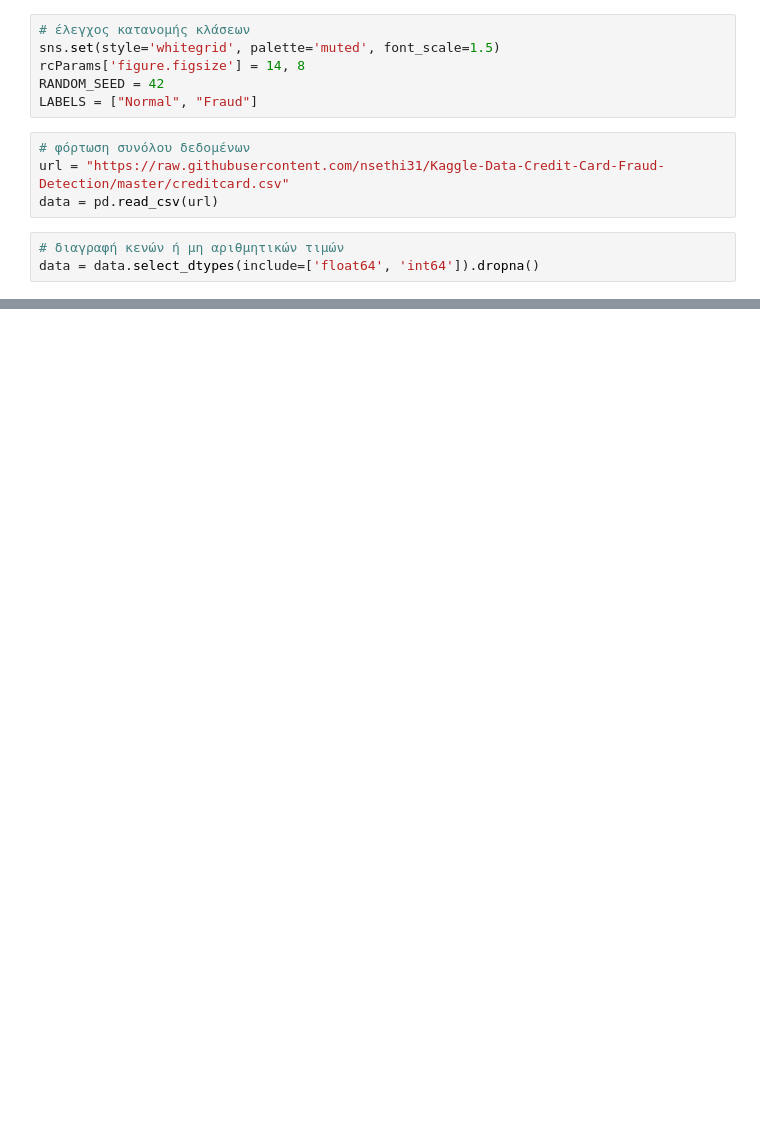
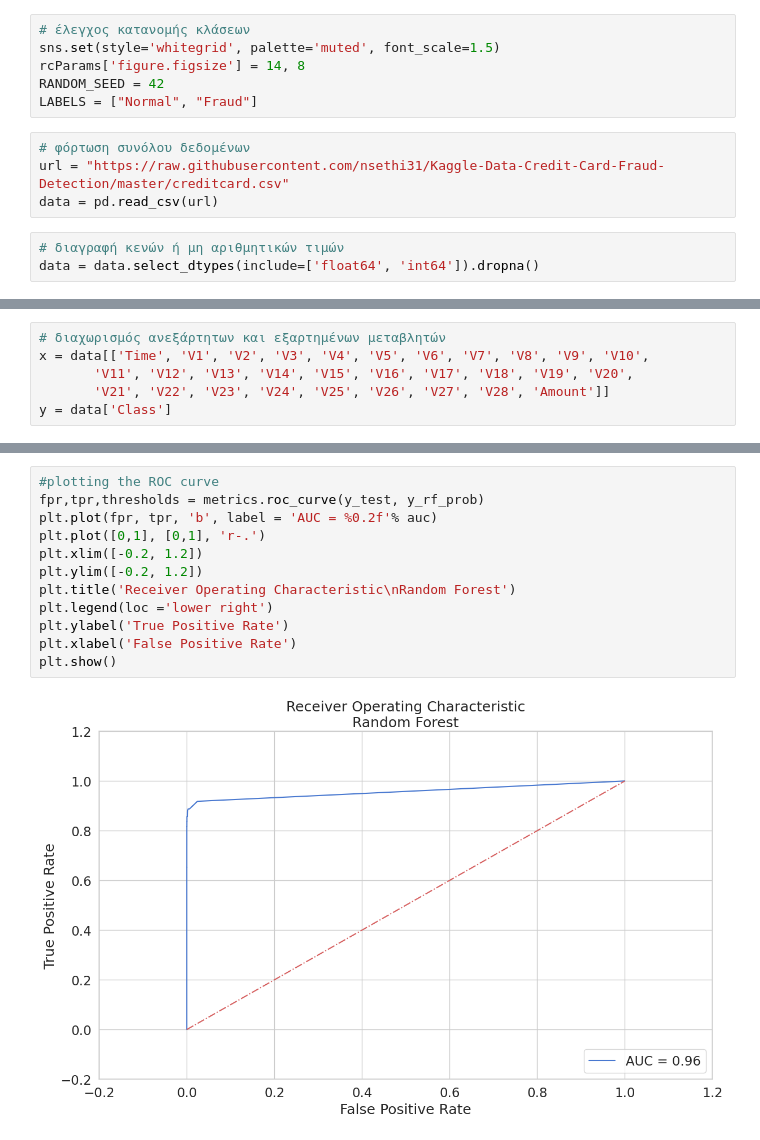
Before and after one commit to gsofianidou/Random_Forest, a Jupyter notebook: CyberThreatHunting.ipynb, the cells around one changed output, grey strips where cells are left out. Saved outputs shown, nothing was run; the diff lists cells and outputs as text; blank space fills up the shorter version.

```diff
--- a/CyberThreatHunting.ipynb
+++ b/CyberThreatHunting.ipynb
@@ -32,2 +35,8 @@ data = data.select_dtypes(include=['float64', 'int64']).dropna()
+# %%
+# διαχωρισμός ανεξάρτητων και εξαρτημένων μεταβλητών
+x = data[['Time', 'V1', 'V2', 'V3', 'V4', 'V5', 'V6', 'V7', 'V8', 'V9', 'V10',
+       'V11', 'V12', 'V13', 'V14', 'V15', 'V16', 'V17', 'V18', 'V19', 'V20',
+       'V21', 'V22', 'V23', 'V24', 'V25', 'V26', 'V27', 'V28', 'Amount']]
+y = data['Class']
 # %%
 # διαχωρισμός συνόλου δεδομένων σε σύνολο εκπαίδευσης και δοκιμών
@@ -49,0 +90,14 @@ plt.ylabel("Frequency");
+# %%
+#plotting the ROC curve
+fpr,tpr,thresholds = metrics.roc_curve(y_test, y_rf_prob)
+plt.plot(fpr, tpr, 'b', label = 'AUC = %0.2f'% auc)
+plt.plot([0,1], [0,1], 'r-.')
+plt.xlim([-0.2, 1.2])
+plt.ylim([-0.2, 1.2])
+plt.title('Receiver Operating Characteristic\nRandom Forest')
+plt.legend(loc ='lower right')
+plt.ylabel('True Positive Rate')
+plt.xlabel('False Positive Rate')
+plt.show()
+# %% [output]
+[figure, added]
```
Also changed, not shown: parts of 10 cells of this notebook.
